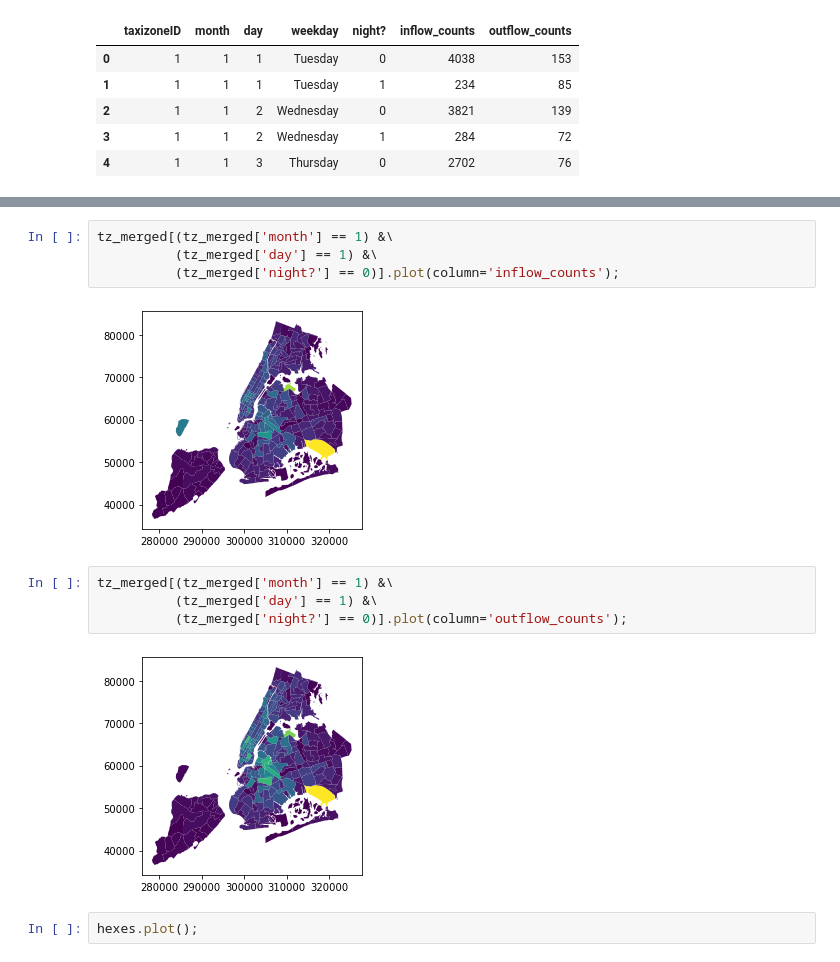
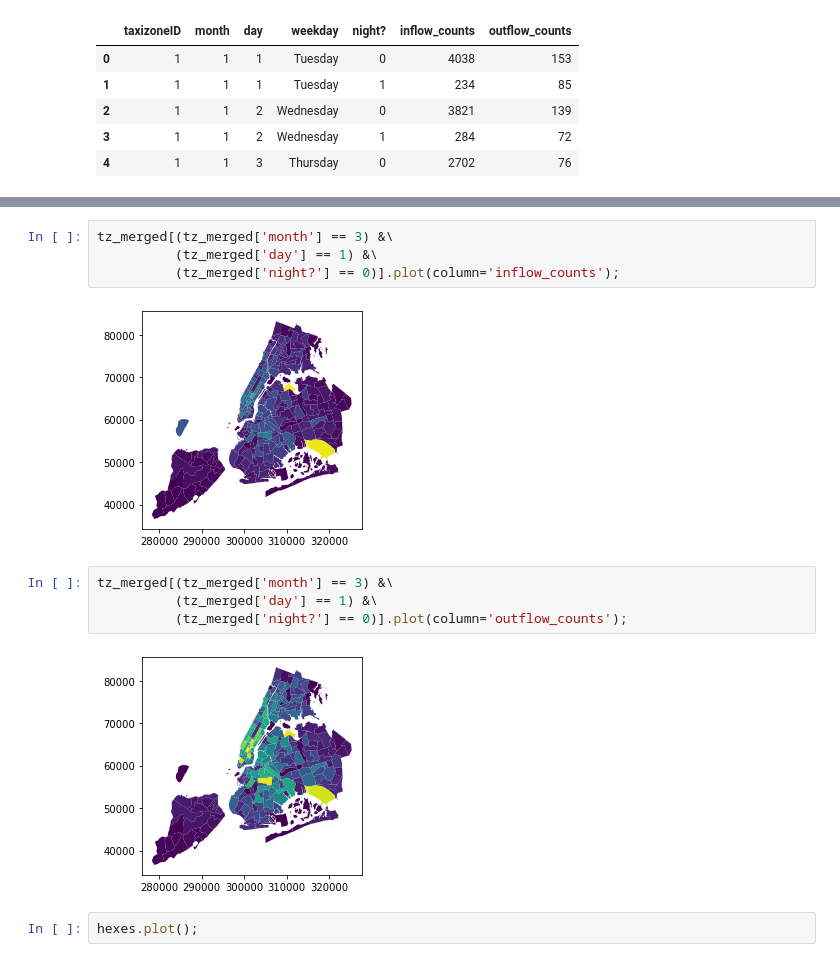
Before and after one commit to nlicalzi/mapping_nighttime_mobility, a Jupyter notebook: notebooks/taxi_zone_disaggregation.ipynb, the cells around one changed output, grey strips where cells are left out. Saved outputs shown, nothing was run; the diff lists cells and outputs as text.

```diff
--- a/notebooks/taxi_zone_disaggregation.ipynb
+++ b/notebooks/taxi_zone_disaggregation.ipynb
@@ -69,17 +69,17 @@ tz_merged.head(3)
 | 1 | 1 | Newark Airport | MULTIPOLYGON (((284409.729 58685.... | 1 | 1 | Tuesday | 1 | 234 | 85 |
 | 2 | 1 | Newark Airport | MULTIPOLYGON (((284409.729 58685.... | 1 | 2 | Wednesday | 0 | 3821 | 139 |
 # %%
-tz_merged[(tz_merged['month'] == 1) &\
+tz_merged[(tz_merged['month'] == 3) &\
           (tz_merged['day'] == 1) &\
           (tz_merged['night?'] == 0)].plot(column='inflow_counts');
 # %% [output]
-[figure, old version]
+[figure, new version]
 # %%
-tz_merged[(tz_merged['month'] == 1) &\
+tz_merged[(tz_merged['month'] == 3) &\
           (tz_merged['day'] == 1) &\
           (tz_merged['night?'] == 0)].plot(column='outflow_counts');
 # %% [output]
-[figure, old version]
+[figure, new version]
 # %%
 hexes.plot();
 # %% [output]
```
Also changed, not shown: parts of 7 cells of this notebook, 1 other file.
